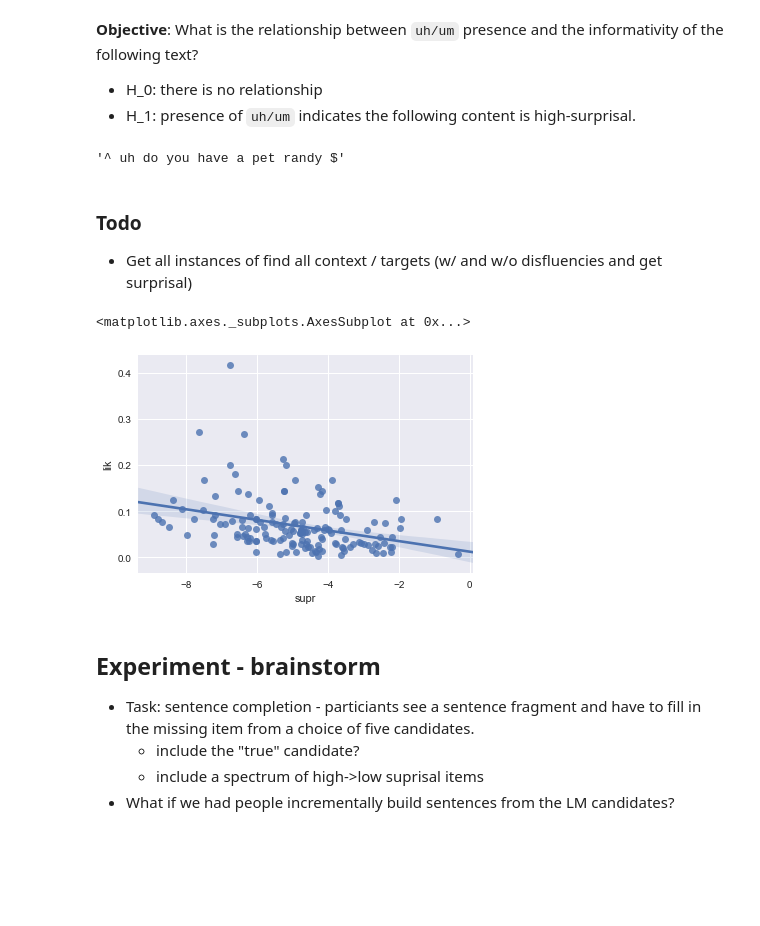
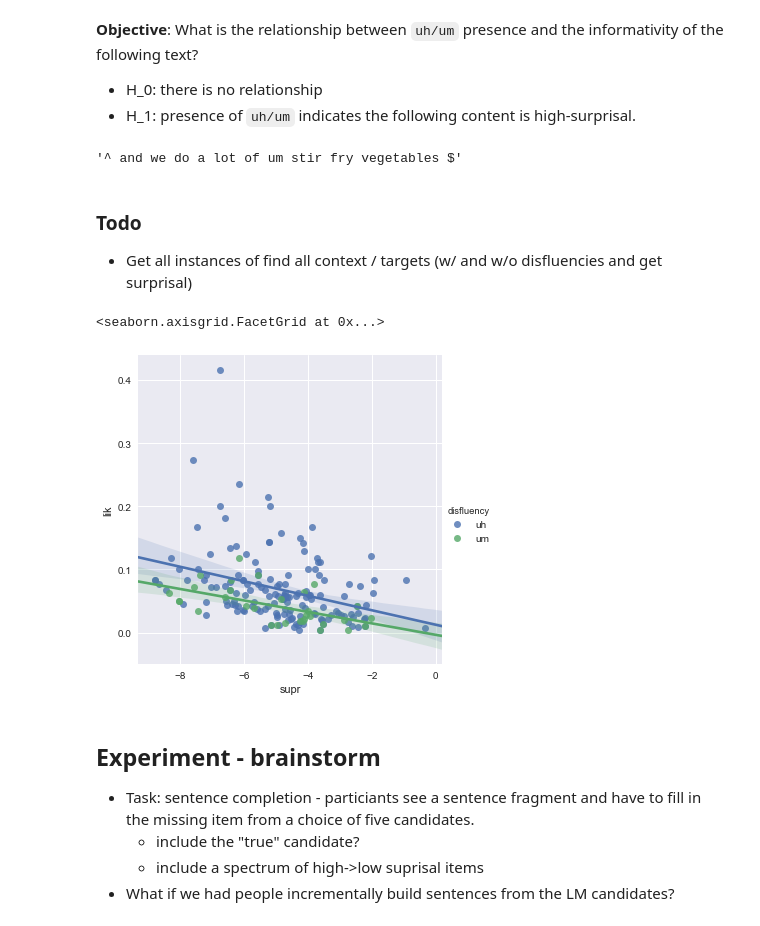
Before and after one commit to benpeloquin7/rsa-uid, a Jupyter notebook: Analyses/rsa-uid-switchboard.ipynb, the cells around one changed output. Saved outputs shown, nothing was run; the diff lists cells and outputs as text; code cells hidden in the pictures; blank space fills up the shorter version.

```diff
--- a/Analyses/rsa-uid-switchboard.ipynb
+++ b/Analyses/rsa-uid-switchboard.ipynb
@@ -149,13 +154,13 @@ What is the relationship between `uh/um` presence and the informativity of the f
 # %%
 ng_all = Ngram(n=3)
 ng_all.ingest(orderedTokensAll)
-ng_no_uh = Ngram(n=2)
-ng_no_uh.ingest(orderedTokensNoUhs)
+ng_no_disfluencies = Ngram(n=2)
+ng_no_disfluencies.ingest(orderedTokensNoDisfluencies)
 # %%
-uhStrs = [s for s in allStrsStartEnd if 'uh' in s.split()]
-uhStrs[0]
+disfluentStrs = [s for s in allStrsStartEnd if 'uh' in s.split() or 'um' in s.split()]
+disfluentStrs[100]
 # %% [output]
-'^ uh do you have a pet randy $'
+'^ and we do a lot of um stir fry vegetables $'
 # %%
 def getKtuple(s, k=2):
     s_split = s.split(' ')
@@ -185,22 +188,24 @@ d = []
 for s in uhStrs:
     three_tuples = getKtuple(s, 3)
     for i, k in enumerate(three_tuples):
-        if k[1] == 'uh' and sum([i == 'uh' for i in k]) == 1:
+        if (k[1] == 'uh' or k[1] == 'um') and (sum([i == 'uh' or i == 'um' for i in k]) == 1):
+            disfluency = k[1]
             before = k[0]
             after = k[2]
             t = (before, after)
-            non_uh_cnt = ng_no_uh.get_cond_count(t)
-            uh_cnt = ng_all.get_cond_count(k)
-            if uh_cnt > non_uh_cnt:
+            non_disfluent_cnt = ng_no_disfluencies.get_cond_count(t)
+            disfluent_cnt = ng_all.get_cond_count(k)
+            if disfluent_cnt > non_disfluent_cnt:
                 pdb.set_trace()
-            lik = uh_cnt / non_uh_cnt
-            surp = np.log2(ng_no_uh.get_cond_prob(t))
+            lik = disfluent_cnt / non_disfluent_cnt
+            surp = np.log2(ng_no_disfluencies.get_cond_prob(t))
             data = {
                 'before': before,
                 'after': after,
                 'lik': lik,
                 'supr': surp,
-                'total':non_uh_cnt
+                'total':non_disfluent_cnt,
+                'disfluency': disfluency
             }
             d.append(data)
 # %%
@@ -209,8 +214,8 @@ df = pd.DataFrame(d).drop_duplicates()
 # %%
-sns.regplot(x='supr', y='lik', data=df[df['total']>10])
+sns.lmplot(x='supr', y='lik', hue='disfluency', data=df[df['total']>10])
 # %% [output]
-<matplotlib.axes._subplots.AxesSubplot at 0x...>
+<seaborn.axisgrid.FacetGrid at 0x...>
-[figure, old version]
+[figure, new version]
 # %% [markdown]
 ## Experiment - brainstorm
 
```
Also changed, not shown: parts of 15 cells of this notebook, 3 other files.
